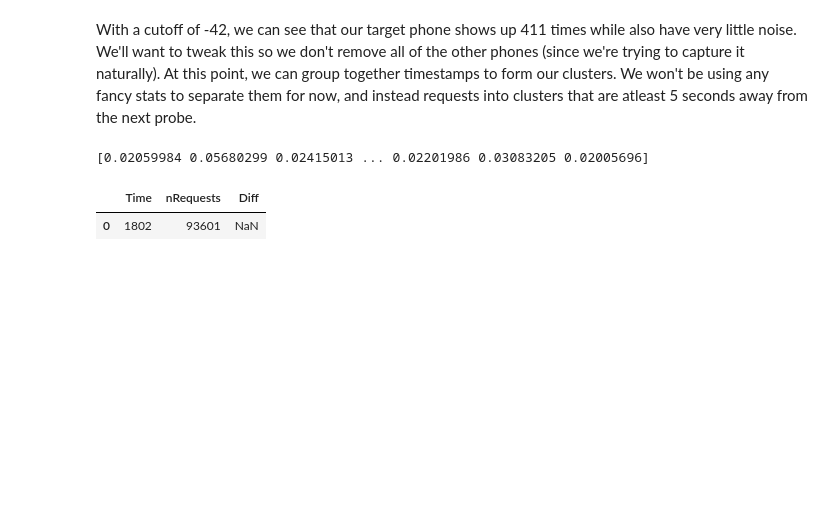
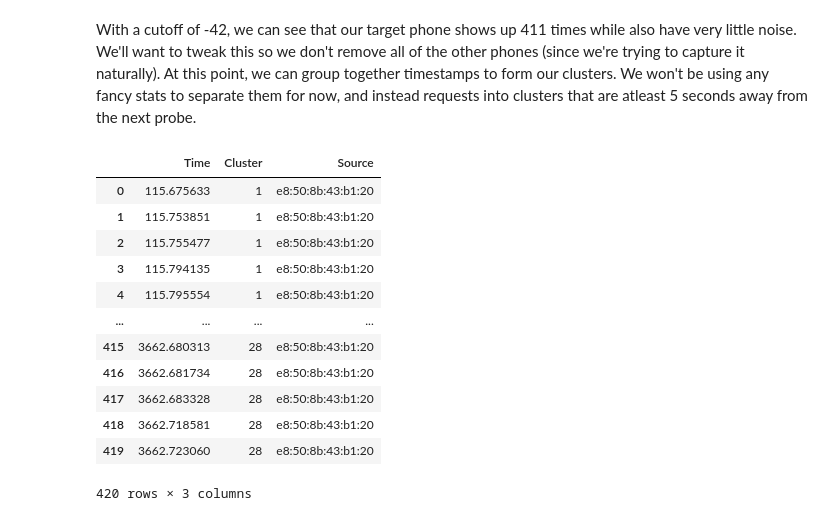
Before and after one commit to jdeinum/SDR, a Jupyter notebook: analysis/testing.ipynb, the cells around one changed output. Cells and saved outputs as stored; diff of their text form; code cells hidden in the pictures; blank space fills up the shorter version.

```diff
--- a/analysis/testing.ipynb
+++ b/analysis/testing.ipynb
@@ -92,26 +92,36 @@ Name: Time, dtype: int64
 # %% [markdown]
 With a cutoff of -42, we can see that our target phone shows up 411 times while also have very little noise. We'll want to tweak this so we don't remove all of the other phones (since we're trying to capture it naturally). At this point, we can group together timestamps to form our clusters. We won't be using any fancy stats to separate them for now, and instead requests into clusters that are atleast 5 seconds away from the next probe.
 # %%
-x = df["RTime"].to_numpy()
-dt  = np.diff(x)
+x = filtered[["RTime", "Source"]].to_numpy()
 
-print(dt)
+dt  = np.diff(x[:, 0])
 pos = np.where(dt > 5)[0] + 1
 split = list(np.split(x, pos))
 
 res = []
-sizes = []
-for x in split:
-    if len(x) > 1:
-        res.append([int(np.mean(x)), len(x)])
+a = 1
+for cluster in split:
+    for time, addr in cluster:
+        res.append([time, a, addr])
+
+    a += 1
 
 
 
-su = DataFrame(res, columns=["Time", "nRequests"])
-su["Diff"] = su.diff()["Time"]
-sf = su[su["nRequests"] > 5]
-display(sf)
+su = DataFrame(res, columns=["Time", "Cluster", "Source"])
+su = su.astype({"Time": np.float64, "Cluster": np.int32, "Source": str})
+display(su)
 # %% [output]
+|  | Time | Cluster | Source |
+| 0 | 115.675633 | 1 | e8:50:8b:43:b1:20 |
+| 1 | 115.753851 | 1 | e8:50:8b:43:b1:20 |
+| 2 | 115.755477 | 1 | e8:50:8b:43:b1:20 |
+| 3 | 115.794135 | 1 | e8:50:8b:43:b1:20 |
+| 4 | 115.795554 | 1 | e8:50:8b:43:b1:20 |
+| ... | ... | ... | ... |
+| 415 | 3662.680313 | 28 | e8:50:8b:43:b1:20 |
+| 416 | 3662.681734 | 28 | e8:50:8b:43:b1:20 |
+| 417 | 3662.683328 | 28 | e8:50:8b:43:b1:20 |
+| 418 | 3662.718581 | 28 | e8:50:8b:43:b1:20 |
+| 419 | 3662.723060 | 28 | e8:50:8b:43:b1:20 |
-[0.02059984 0.05680299 0.02415013 ... 0.02201986 0.03083205 0.02005696]
+420 rows × 3 columns
-|  | Time | nRequests | Diff |
-| 0 | 1802 | 93601 | NaN |
```
Also changed, not shown: parts of 10 cells of this notebook.
